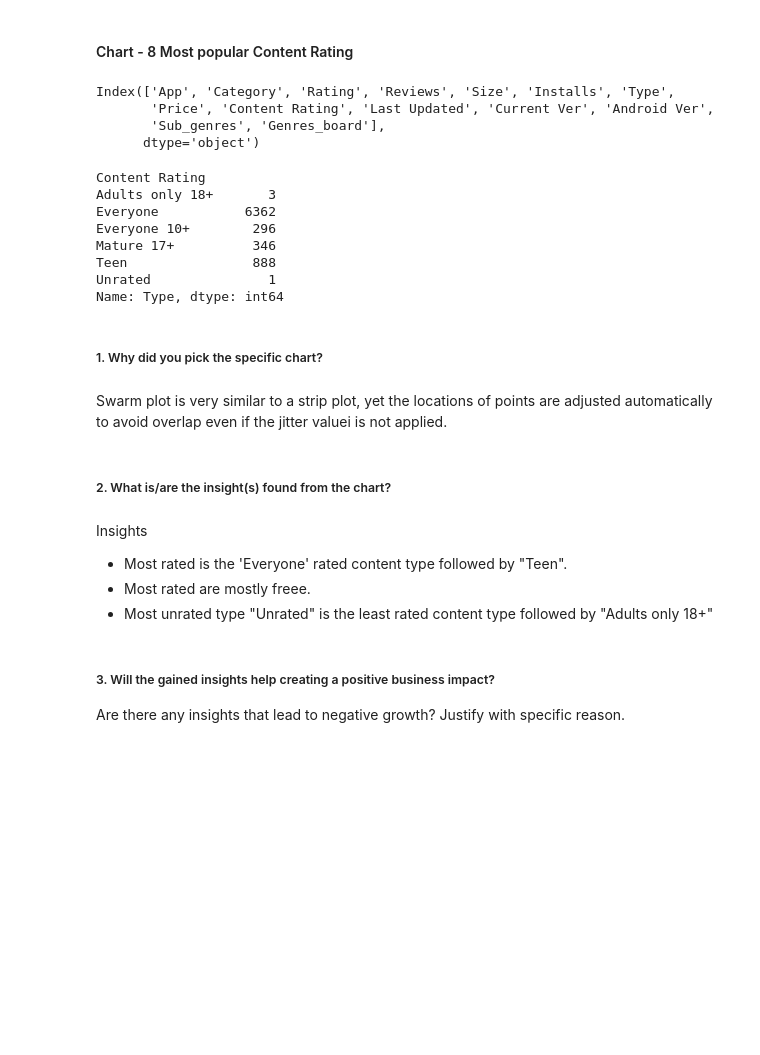
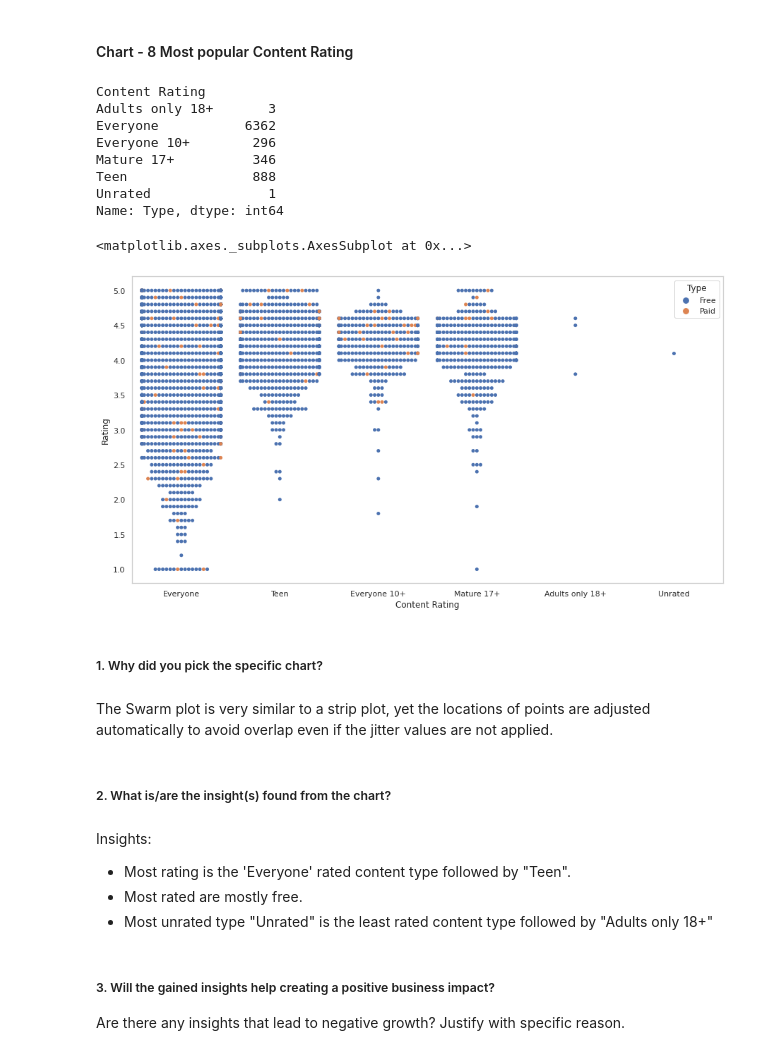
Before and after one commit to maxashoka3/EDA---Play-Store-App, a Jupyter notebook: EDA_on_Play_Store_App_Review.ipynb, the cells around one changed output. Saved outputs shown, nothing was run; the diff lists cells and outputs as text; code cells hidden in the pictures; blank space fills up the shorter version.

```diff
--- a/EDA_on_Play_Store_App_Review.ipynb
+++ b/EDA_on_Play_Store_App_Review.ipynb
@@ -1534,10 +1542,3 @@ If we dont want to develop any app which has lower rating then we need to move t
 # %% [markdown]
 #### Chart - 8 Most popular Content Rating
-# %%
-df.columns
-# %% [output]
-Index(['App', 'Category', 'Rating', 'Reviews', 'Size', 'Installs', 'Type',
-       'Price', 'Content Rating', 'Last Updated', 'Current Ver', 'Android Ver',
-       'Sub_genres', 'Genres_board'],
-      dtype='object')
 # %%
@@ -1557,18 +1558,21 @@ Unrated               1
 Name: Type, dtype: int64
 # %%
 # Chart - 8 visualization code
-#sns.swarmplot(data = df, x = 'Content Rating', y = "Rating",hue = 'Type')
+sns.swarmplot(data = df, x = 'Content Rating', y = "Rating",hue = 'Type')
+# %% [output]
+<matplotlib.axes._subplots.AxesSubplot at 0x...>
+[figure, added]
 # %% [markdown]
 ##### 1. Why did you pick the specific chart?
 # %% [markdown]
-Swarm plot is very similar to a strip plot, yet the locations of points are adjusted automatically to avoid overlap even if the jitter valuei is not applied.
+The Swarm plot is very similar to a strip plot, yet the locations of points are adjusted automatically to avoid overlap even if the jitter values are not applied.
 # %% [markdown]
 ##### 2. What is/are the insight(s) found from the chart?
 # %% [markdown]
-Insights
+Insights:
 
-* Most rated is the 'Everyone' rated content type followed by "Teen".
-* Most rated are mostly freee.
+* Most rating is the 'Everyone' rated content type followed by "Teen".
+* Most rated are mostly free.
 * Most unrated type "Unrated" is the least rated content type followed by "Adults only 18+"
 # %% [markdown]
 ##### 3. Will the gained insights help creating a positive business impact?
```
Also changed, not shown: parts of 123 cells of this notebook.
